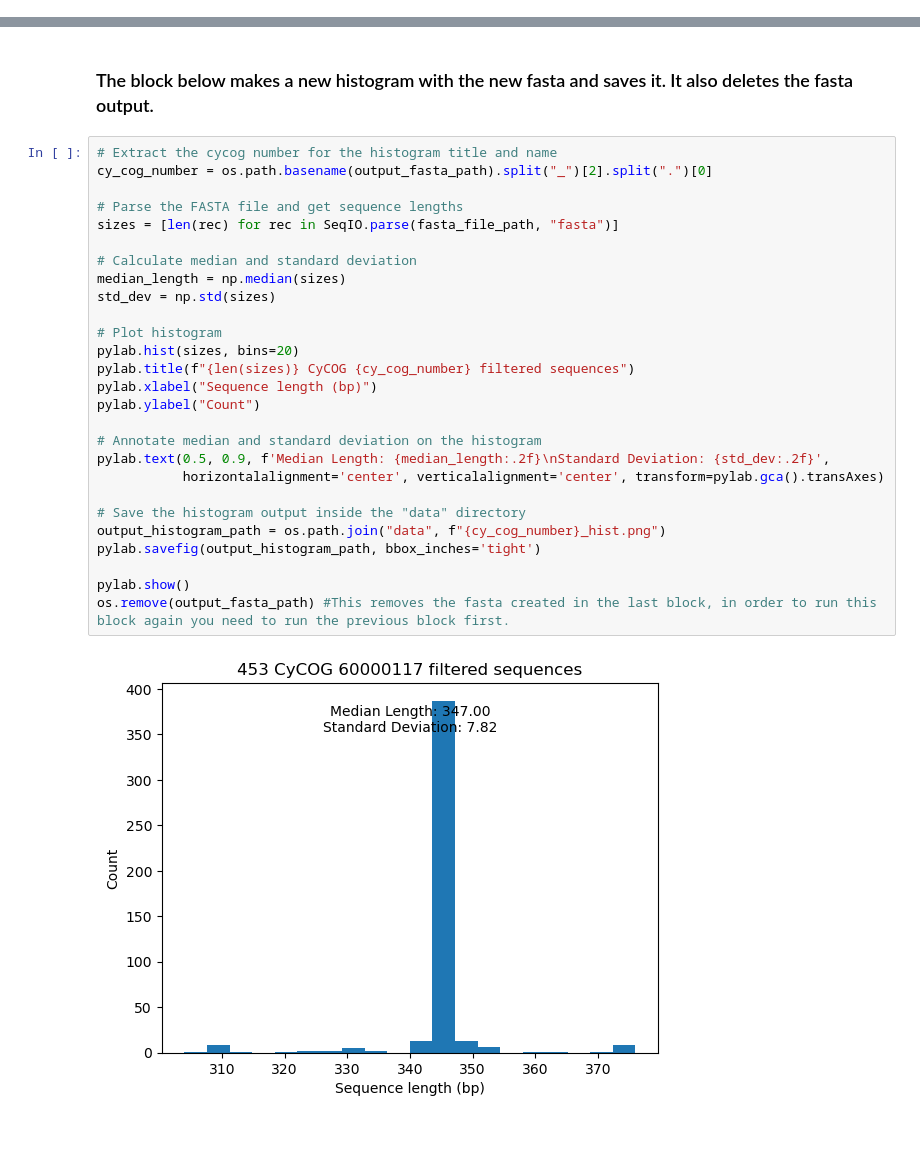
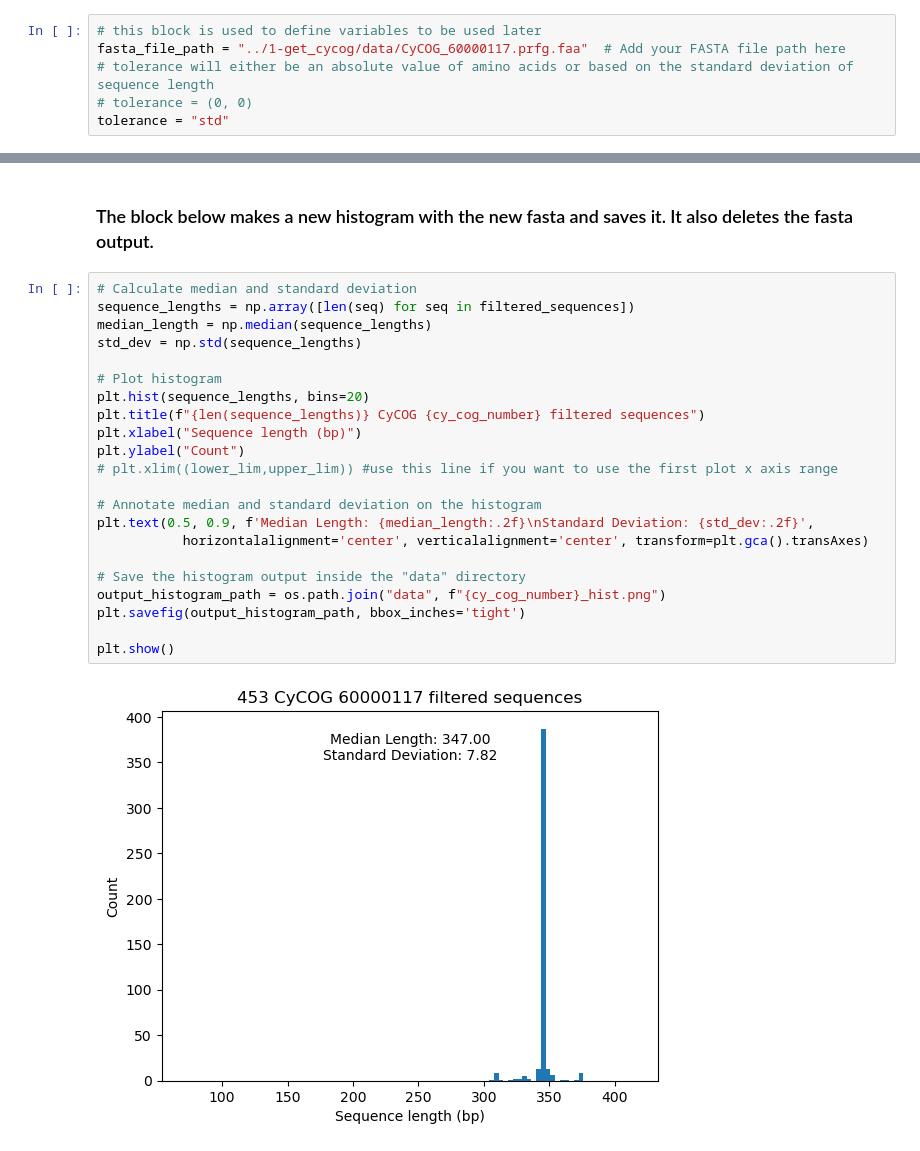
Before and after one commit to Jonahv11/cyano-serralysins, a Jupyter notebook: scripts/cycog-tree-tool/2-cycog_lengths/fasta_lengths.ipynb, the cells around one changed output, grey strips where cells are left out. Saved outputs shown, nothing was run; the diff lists cells and outputs as text.

```diff
--- a/scripts/cycog-tree-tool/2-cycog_lengths/fasta_lengths.ipynb
+++ b/scripts/cycog-tree-tool/2-cycog_lengths/fasta_lengths.ipynb
@@ -6,5 +6,11 @@ import pylab
 import os
 import numpy as np
+# %%
+# this block is used to define variables to be used later
+fasta_file_path = "../1-get_cycog/data/CyCOG_60000117.prfg.faa"  # Add your FASTA file path here
+# tolerance will either be an absolute value of amino acids or based on the standard deviation of sequence length
+# tolerance = (0, 0)
+tolerance = "std"
 # %% [markdown]
 ### The block below takes a fasta inputted and displays a histogram showing the sequence length distribution within the fasta.
 # %%
@@ -65,31 +70,26 @@ with open(output_fasta_path, "w") as output_file:
 # %% [markdown]
 ### The block below makes a new histogram with the new fasta and saves it. It also deletes the fasta output.
 # %%
-# Extract the cycog number for the histogram title and name
-cy_cog_number = os.path.basename(output_fasta_path).split("_")[2].split(".")[0]
-
-# Parse the FASTA file and get sequence lengths
-sizes = [len(rec) for rec in SeqIO.parse(fasta_file_path, "fasta")]
-
 # Calculate median and standard deviation
-median_length = np.median(sizes)
-std_dev = np.std(sizes)
+sequence_lengths = np.array([len(seq) for seq in filtered_sequences])
+median_length = np.median(sequence_lengths)
+std_dev = np.std(sequence_lengths)
 
 # Plot histogram
-pylab.hist(sizes, bins=20)
-pylab.title(f"{len(sizes)} CyCOG {cy_cog_number} filtered sequences")
-pylab.xlabel("Sequence length (bp)")
-pylab.ylabel("Count")
+plt.hist(sequence_lengths, bins=20)
+plt.title(f"{len(sequence_lengths)} CyCOG {cy_cog_number} filtered sequences")
+plt.xlabel("Sequence length (bp)")
+plt.ylabel("Count")
+# plt.xlim((lower_lim,upper_lim)) #use this line if you want to use the first plot x axis range
 
 # Annotate median and standard deviation on the histogram
-pylab.text(0.5, 0.9, f'Median Length: {median_length:.2f}\nStandard Deviation: {std_dev:.2f}',
-           horizontalalignment='center', verticalalignment='center', transform=pylab.gca().transAxes)
+plt.text(0.5, 0.9, f'Median Length: {median_length:.2f}\nStandard Deviation: {std_dev:.2f}',
+           horizontalalignment='center', verticalalignment='center', transform=plt.gca().transAxes)
 
 # Save the histogram output inside the "data" directory
 output_histogram_path = os.path.join("data", f"{cy_cog_number}_hist.png")
-pylab.savefig(output_histogram_path, bbox_inches='tight')
+plt.savefig(output_histogram_path, bbox_inches='tight')
 
-pylab.show()
-os.remove(output_fasta_path) #This removes the fasta created in the last block, in order to run this block again you need to run the previous block first.
+plt.show()
 # %% [output]
-[figure, old version]
+[figure, new version]
```
Also changed, not shown: parts of 3 cells of this notebook.
